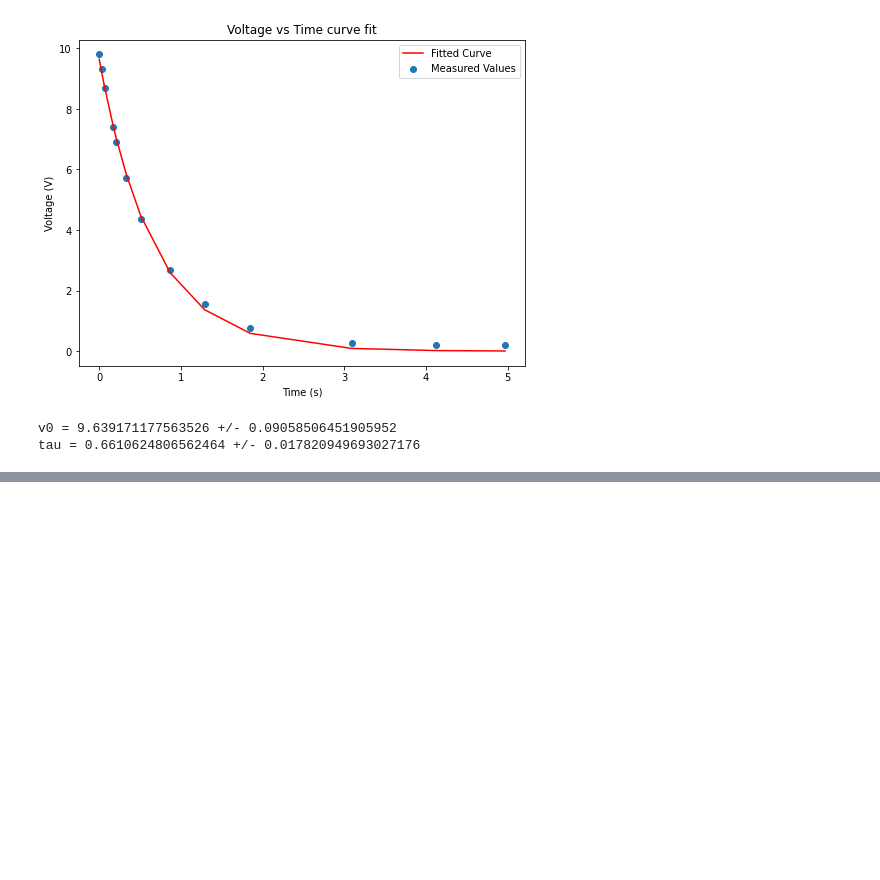
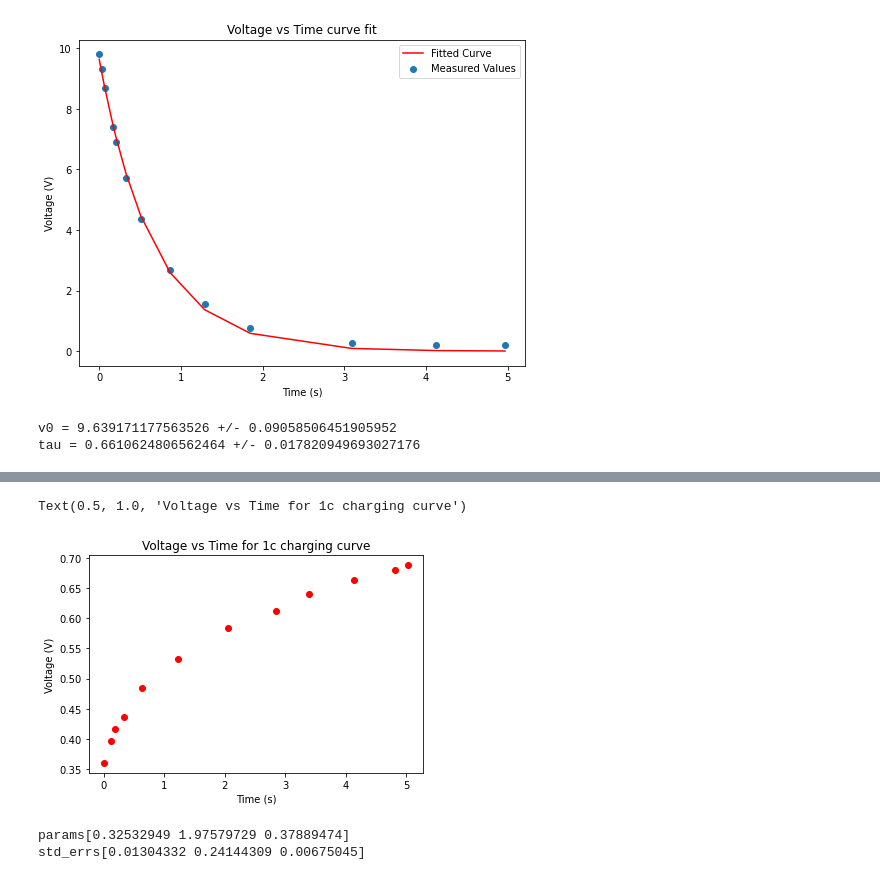
Before and after one commit to evilpegasus/physics5bl, a Jupyter notebook: rc_rcl_lab/rc_rcl.ipynb, the cells around one changed output, grey strips where cells are left out. Cells and saved outputs as stored; diff of their text form; code cells hidden in the pictures; blank space fills up the shorter version.

```diff
--- a/rc_rcl_lab/rc_rcl.ipynb
+++ b/rc_rcl_lab/rc_rcl.ipynb
@@ -80,0 +95,3 @@ tau = 0.6610624806562464 +/- 0.017820949693027176
+# %%
+df_1c = df[["1c t", "1c V"]].dropna()
+df_1c
@@ -80,0 +112,8 @@ tau = 0.6610624806562464 +/- 0.017820949693027176
+# %%
+plt.scatter(df_1c["1c t"], df_1c["1c V"], color="red")
+plt.xlabel("Time (s)")
+plt.ylabel("Voltage (V)")
+plt.title("Voltage vs Time for 1c charging curve")
+# %% [output]
+Text(0.5, 1.0, 'Voltage vs Time for 1c charging curve')
+[figure, added]
@@ -80,0 +124,8 @@ tau = 0.6610624806562464 +/- 0.017820949693027176
+# %%
+params2, cov2 = curve_fit(charge_func_to_fit, df_1c["1c t"], df_1c["1c V"])
+std_errs2 = np.sqrt(np.diag(cov2))
+print("params" + str(params2))
+print("std_errs" + str(std_errs2))
+# %% [output]
+params[0.32532949 1.97579729 0.37889474]
+std_errs[0.01304332 0.24144309 0.00675045]
```
Also changed, not shown: parts of 10 cells of this notebook.
